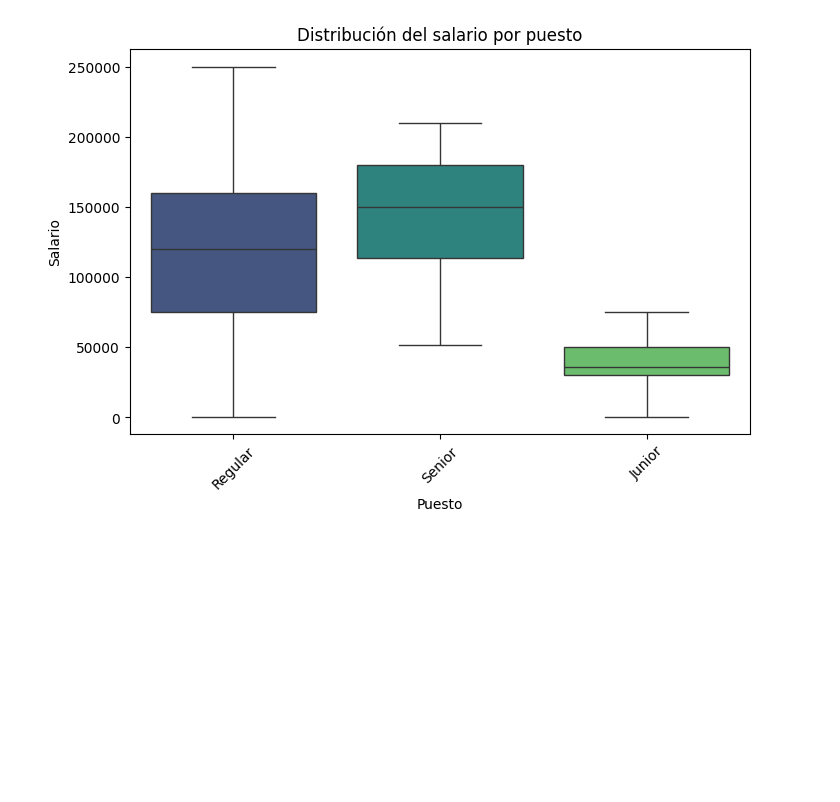
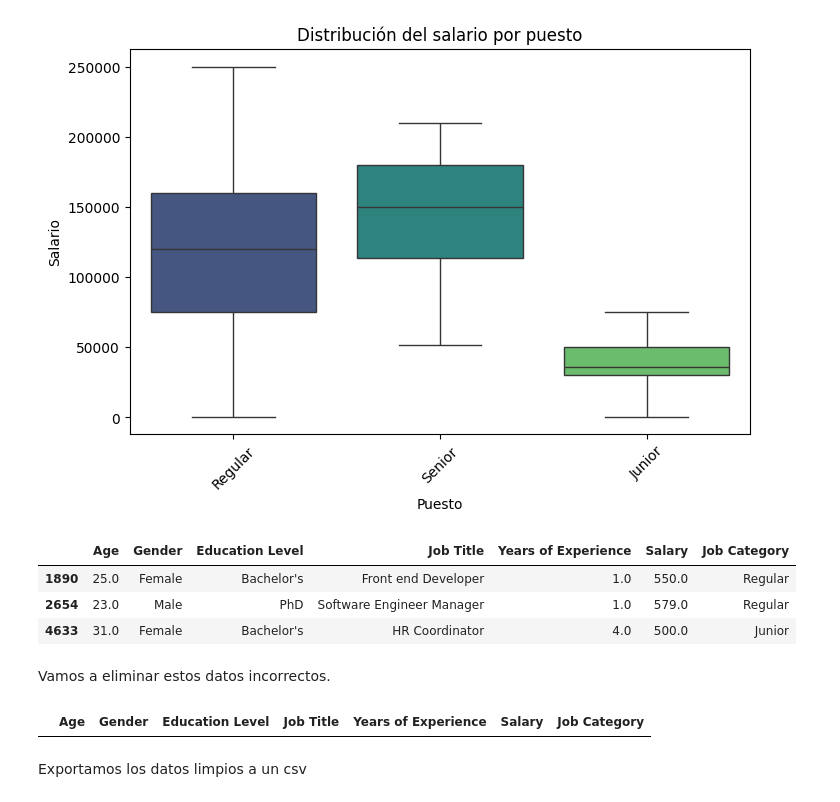
Before and after one commit to B1oko/AI_Project_2, a Jupyter notebook: Pau/eda_pau.ipynb, the cells around one changed output. Saved outputs shown, nothing was run; the diff lists cells and outputs as text; code cells hidden in the pictures; blank space fills up the shorter version.

```diff
--- a/Pau/eda_pau.ipynb
+++ b/Pau/eda_pau.ipynb
@@ -233,3 +233,12 @@ Passing `palette` without assigning `hue` is deprecated and will be removed in v
 
   sns.boxplot(x='Job Category', y='Salary', data=data_cleaned, palette='viridis')
 [figure]
+# %%
+data_cleaned[(data_cleaned["Salary"]<25000) & (data_cleaned["Salary"]>0)]
+# %% [output]
+|  | Age | Gender | Education Level | Job Title | Years of Experience | Salary | Job Category |
+| 1890 | 25.0 | Female | Bachelor's | Front end Developer | 1.0 | 550.0 | Regular |
+| 2654 | 23.0 | Male | PhD | Software Engineer Manager | 1.0 | 579.0 | Regular |
+| 4633 | 31.0 | Female | Bachelor's | HR Coordinator | 4.0 | 500.0 | Junior |
+# %% [markdown]
+Vamos a eliminar estos datos incorrectos.
@@ -235,0 +254,6 @@ Passing `palette` without assigning `hue` is deprecated and will be removed in v
+# %%
+data_cleaned[(data_cleaned["Salary"]<25000) & (data_cleaned["Salary"]>0)]
+# %% [output]
+|  | Age | Gender | Education Level | Job Title | Years of Experience | Salary | Job Category |
+# %% [markdown]
+Exportamos los datos limpios a un csv
```
Also changed, not shown: parts of 3 cells of this notebook, 1 other file.
